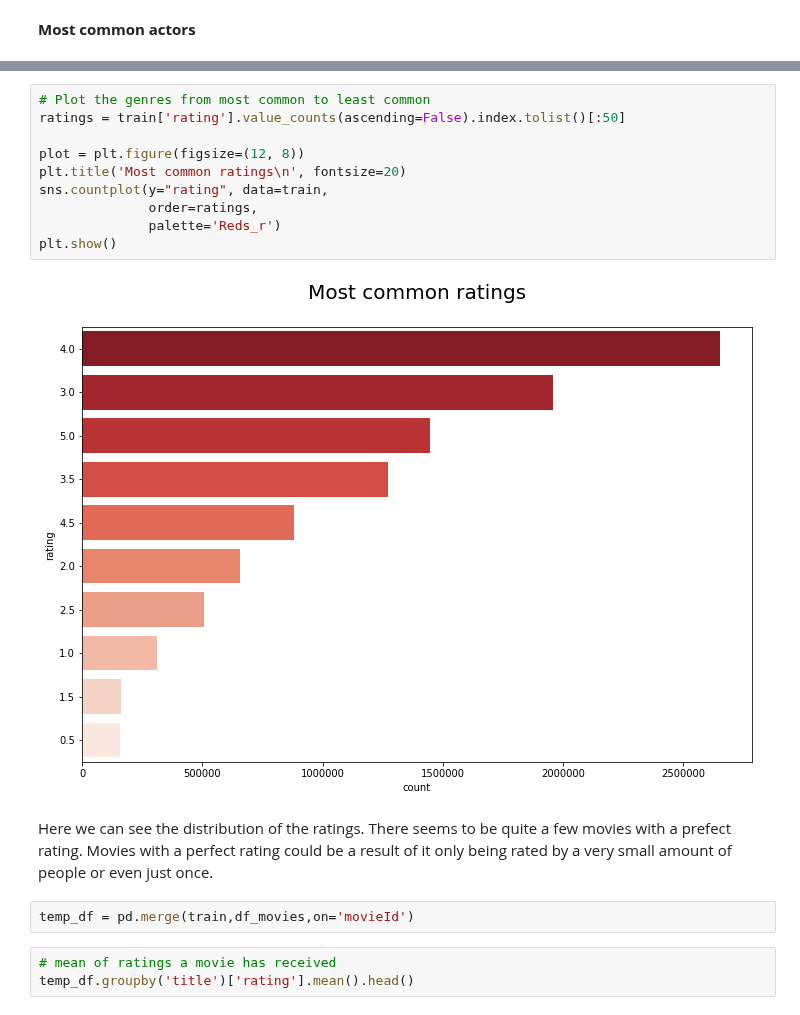
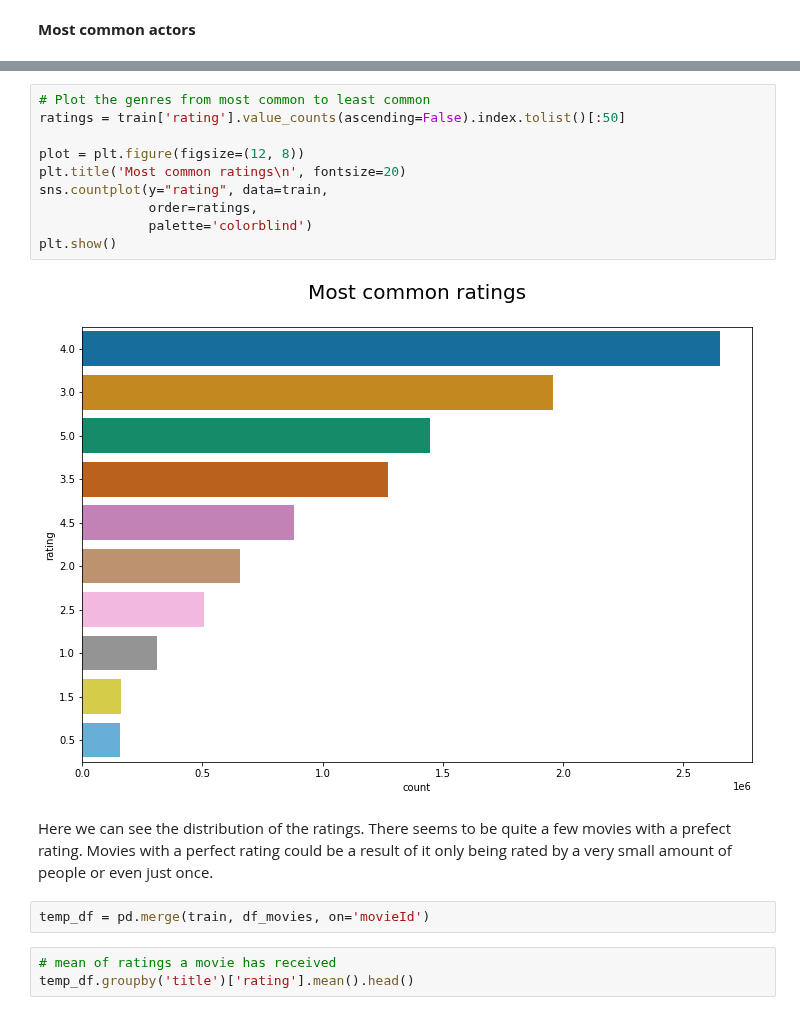
Before and after one commit to daniel-bru/ZM5-Recommender_System-2022, a Jupyter notebook: zm5-recommender-system-main.ipynb, the cells around one changed output, grey strips where cells are left out. Cells and saved outputs as stored; diff of their text form.

```diff
--- a/zm5-recommender-system-main.ipynb
+++ b/zm5-recommender-system-main.ipynb
@@ -363,20 +385,20 @@ plt.show()
 # %%
 # Plot the genres from most common to least common
 ratings = train['rating'].value_counts(ascending=False).index.tolist()[:50]
 
 plot = plt.figure(figsize=(12, 8))
 plt.title('Most common ratings\n', fontsize=20)
 sns.countplot(y="rating", data=train,
               order=ratings,
-              palette='Reds_r')
+              palette='colorblind')
 plt.show()
 # %% [output]
-[figure, old version]
+[figure, new version]
 # %% [markdown]
 Here we can see the distribution of the ratings. There seems to be quite a few movies with a prefect rating.
 Movies with a perfect rating could be a result of it only being rated by a very small amount of people or even just once.
 # %%
-temp_df = pd.merge(train,df_movies,on='movieId')
+temp_df = pd.merge(train, df_movies, on='movieId')
 # %%
 # mean of ratings a movie has received
 temp_df.groupby('title')['rating'].mean().head()
```
Also changed, not shown: parts of 71 cells of this notebook.
